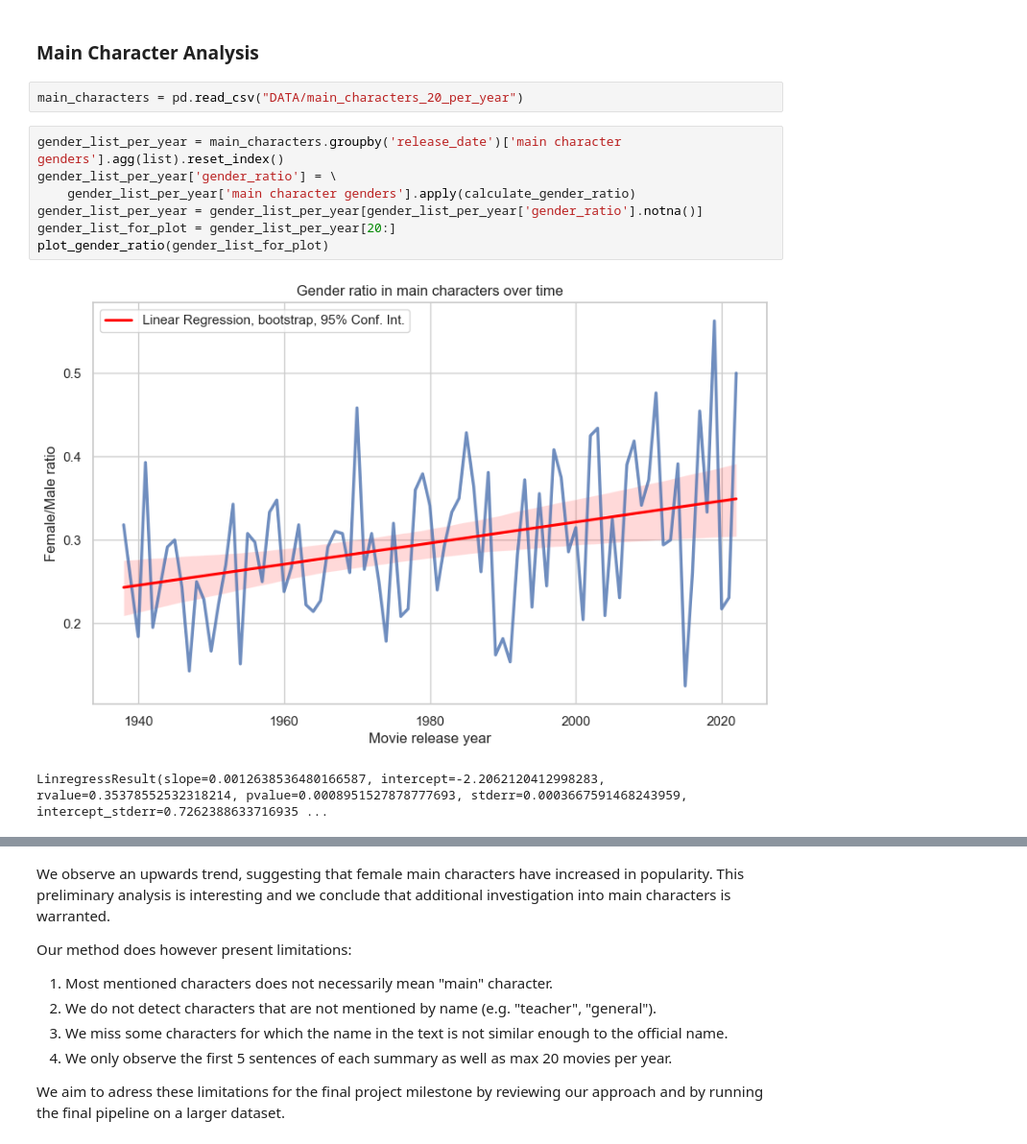
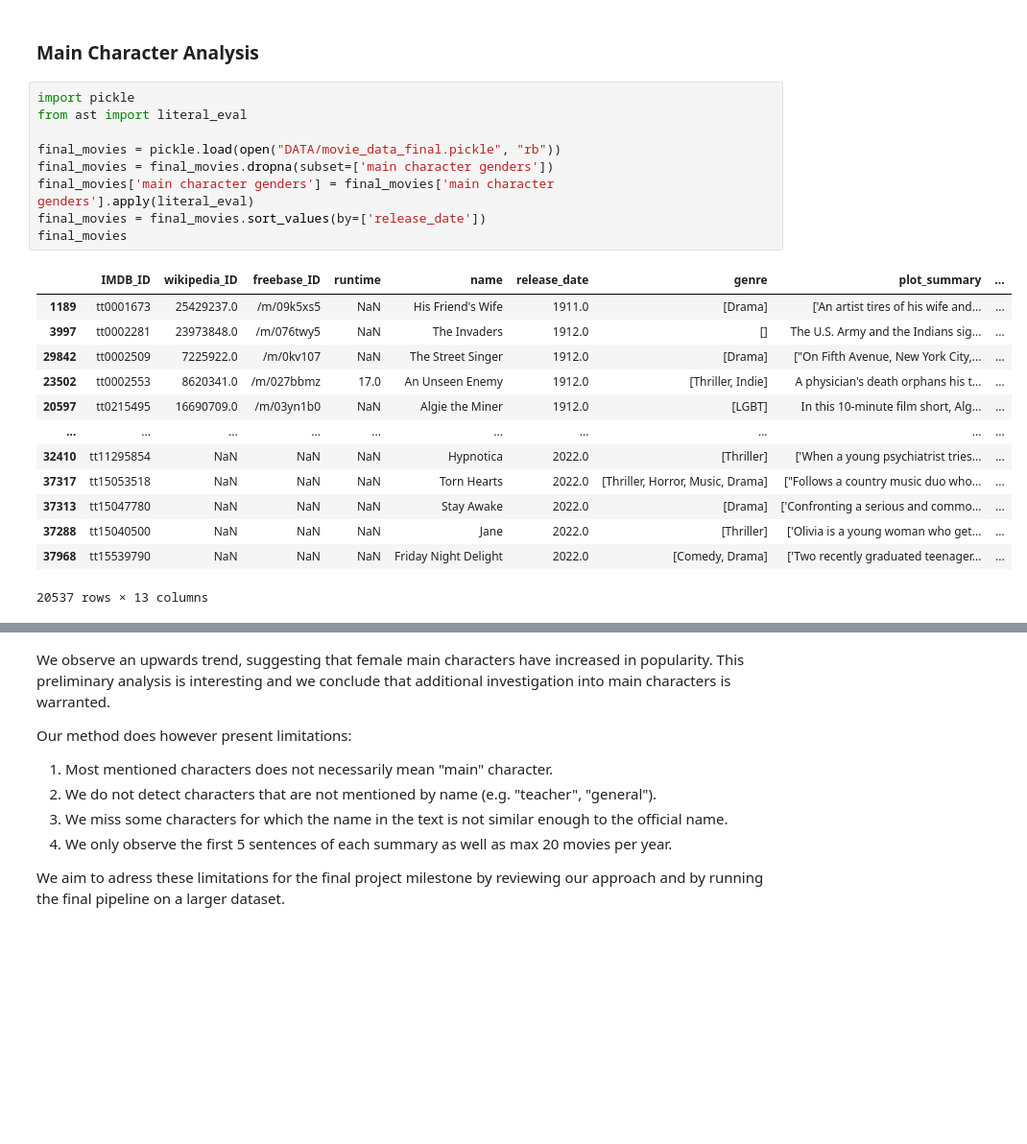
Before and after one commit to epfl-ada/ada-2023-project-badabob, a Jupyter notebook: M3_Analysis.ipynb, the cells around one changed output, grey strips where cells are left out. Shown at 96% size. Cells and saved outputs as stored; diff of their text form; blank space fills up the shorter version.

```diff
--- a/M3_Analysis.ipynb
+++ b/M3_Analysis.ipynb
@@ -314,15 +312,26 @@ display(common_personnas_df)
 This dataframe shows which personas are common for male and female as well as the count for each gender. The last column normalizes the counts of each personas for each gender and calculates how many times a given personas is more given to women than men. It is sticking how "dumb_blond" is more than 54 times more associated with women than men. Overall, terms with a bad connotation (broken_bird, dumb_blonde, brainless_beauty or bully for example) are much more associated to women than men. However, it is important to remember that the analysis is made only on 415 characters and that no statistical analysis were run on this data, which we will do in a later step of this project.
 # %% [markdown]
 ### Main Character Analysis
-# %%
-main_characters = pd.read_csv("DATA/main_characters_20_per_year")
-# %%
-gender_list_per_year = main_characters.groupby('release_date')['main character genders'].agg(list).reset_index()
-gender_list_per_year['gender_ratio'] = \
-    gender_list_per_year['main character genders'].apply(calculate_gender_ratio)
-gender_list_per_year = gender_list_per_year[gender_list_per_year['gender_ratio'].notna()]
-gender_list_for_plot = gender_list_per_year[20:]
-plot_gender_ratio(gender_list_for_plot)
-# %% [output]
-[figure, removed]
-LinregressResult(slope=0.0012638536480166587, intercept=-2.2062120412998283, rvalue=0.35378552532318214, pvalue=0.0008951527878777693, stderr=0.0003667591468243959, intercept_stderr=0.7262388633716935 ...
+# %%
+import pickle
+from ast import literal_eval
+
+final_movies = pickle.load(open("DATA/movie_data_final.pickle", "rb"))
+final_movies = final_movies.dropna(subset=['main character genders'])
+final_movies['main character genders'] = final_movies['main character genders'].apply(literal_eval)
+final_movies = final_movies.sort_values(by=['release_date'])
+final_movies
+# %% [output]
+|  | IMDB_ID | wikipedia_ID | freebase_ID | runtime | name | release_date | genre | plot_summary | ... |
+| 1189 | tt0001673 | 25429237.0 | /m/09k5xs5 | NaN | His Friend's Wife | 1911.0 | [Drama] | ['An artist tires of his wife and... | ... |
+| 3997 | tt0002281 | 23973848.0 | /m/076twy5 | NaN | The Invaders | 1912.0 | [] | The U.S. Army and the Indians sig... | ... |
+| 29842 | tt0002509 | 7225922.0 | /m/0kv107 | NaN | The Street Singer | 1912.0 | [Drama] | ["On Fifth Avenue, New York City,... | ... |
+| 23502 | tt0002553 | 8620341.0 | /m/027bbmz | 17.0 | An Unseen Enemy | 1912.0 | [Thriller, Indie] | A physician's death orphans his t... | ... |
+| 20597 | tt0215495 | 16690709.0 | /m/03yn1b0 | NaN | Algie the Miner | 1912.0 | [LGBT] | In this 10-minute film short, Alg... | ... |
+| ... | ... | ... | ... | ... | ... | ... | ... | ... | ... |
+| 32410 | tt11295854 | NaN | NaN | NaN | Hypnotica | 2022.0 | [Thriller] | ['When a young psychiatrist tries... | ... |
+| 37317 | tt15053518 | NaN | NaN | NaN | Torn Hearts | 2022.0 | [Thriller, Horror, Music, Drama] | ["Follows a country music duo who... | ... |
+| 37313 | tt15047780 | NaN | NaN | NaN | Stay Awake | 2022.0 | [Drama] | ['Confronting a serious and commo... | ... |
+| 37288 | tt15040500 | NaN | NaN | NaN | Jane | 2022.0 | [Thriller] | ['Olivia is a young woman who get... | ... |
+| 37968 | tt15539790 | NaN | NaN | NaN | Friday Night Delight | 2022.0 | [Comedy, Drama] | ['Two recently graduated teenager... | ... |
+20537 rows × 13 columns
```
Also changed, not shown: parts of 2 cells of this notebook, 1 other file.
